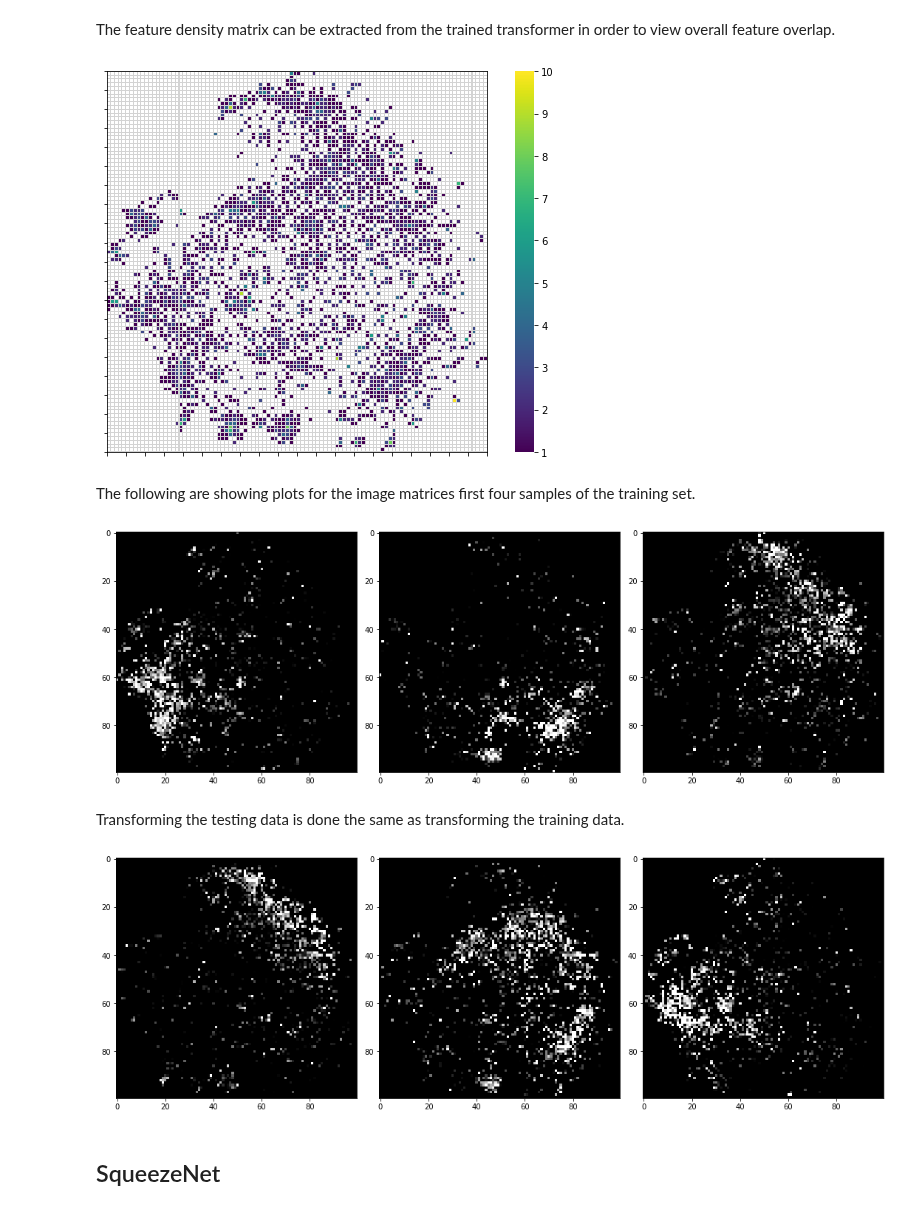
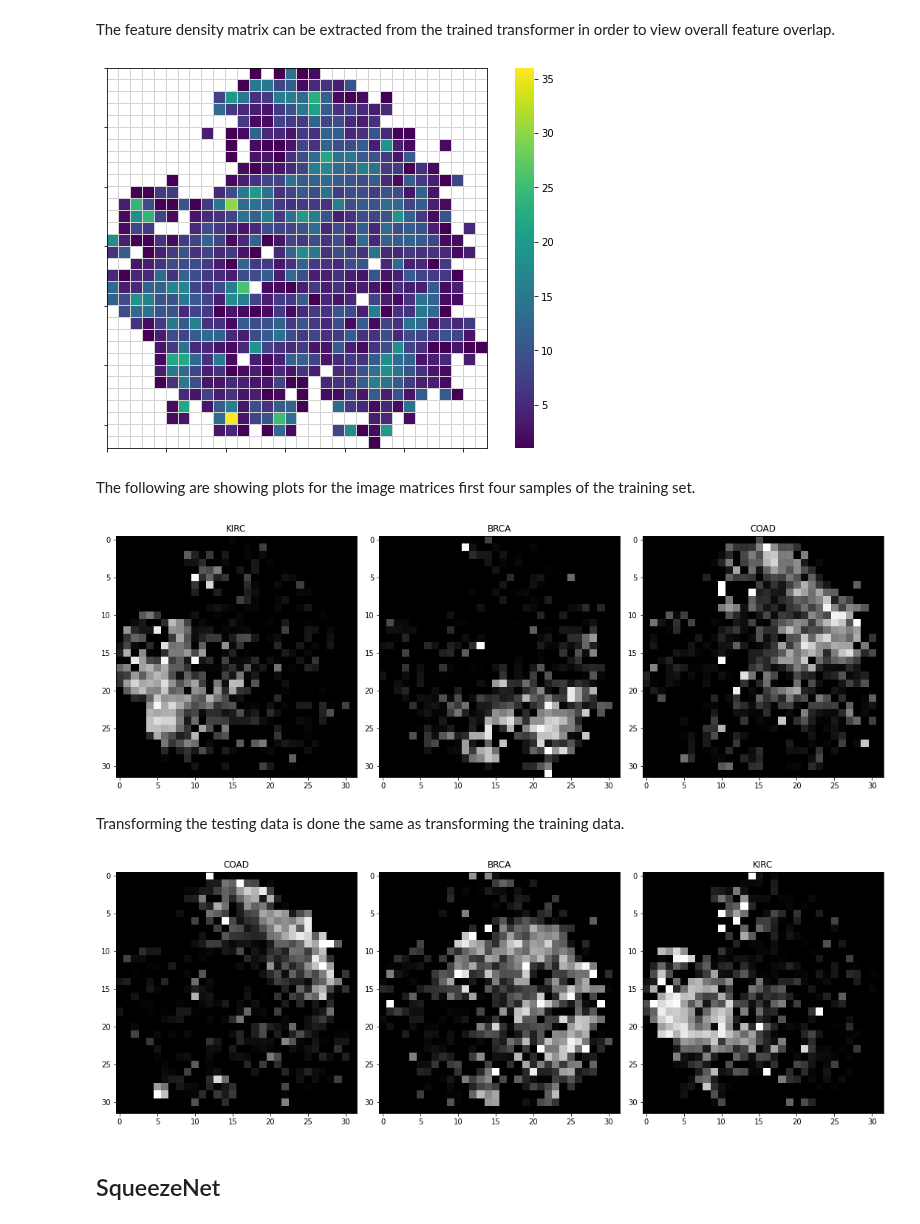
Before and after one commit to autogluon/autogluon, a Jupyter notebook: examples/pytorch_squeezenet.ipynb, the cells around one changed output. Drawn from its saved outputs; the diff is of its cells as text; code cells hidden in the pictures.

```diff
--- a/examples/pytorch_squeezenet.ipynb
+++ b/examples/pytorch_squeezenet.ipynb
@@ -40,7 +40,7 @@ Initialize image transformer.
 # %%
 it = ImageTransformer(
     feature_extractor=tsne,
-    pixels=100)
+    pixels=32)
 # %% [markdown]
 Train image transformer on training data and transform training
 and testing sets
@@ -66,7 +66,7 @@ ax.yaxis.set_major_locator(ticker.MultipleLocator(5))
 for _, spine in ax.spines.items():
     spine.set_visible(True)
 # %% [output]
-[figure, old version]
+[figure, new version]
 # %% [markdown]
 The following are showing plots for the image matrices first four samples
 of the training set.
@@ -74,21 +74,23 @@ of the training set.
 fig, ax = plt.subplots(1, 3, figsize=(15, 5))
 for i in range(0,3):
     ax[i].imshow(X_train_img[i])
+    ax[i].title.set_text(y_train[i])
 plt.tight_layout()
 # %% [output]
-[figure, old version]
+[figure, new version]
 # %% [markdown]
 Transforming the testing data is done the same as transforming the
 training data.
 # %%
 X_test_img = it.transform(X_test_norm)
 
 fig, ax = plt.subplots(1, 3, figsize=(15, 5))
 for i in range(0,3):
     ax[i].imshow(X_test_img[i])
+    ax[i].title.set_text(y_test[i])
 plt.tight_layout()
 # %% [output]
-[figure, old version]
+[figure, new version]
 # %% [markdown]
 ## SqueezeNet
 # %%
```
Also changed, not shown: parts of 9 cells of this notebook, 3 other files.
